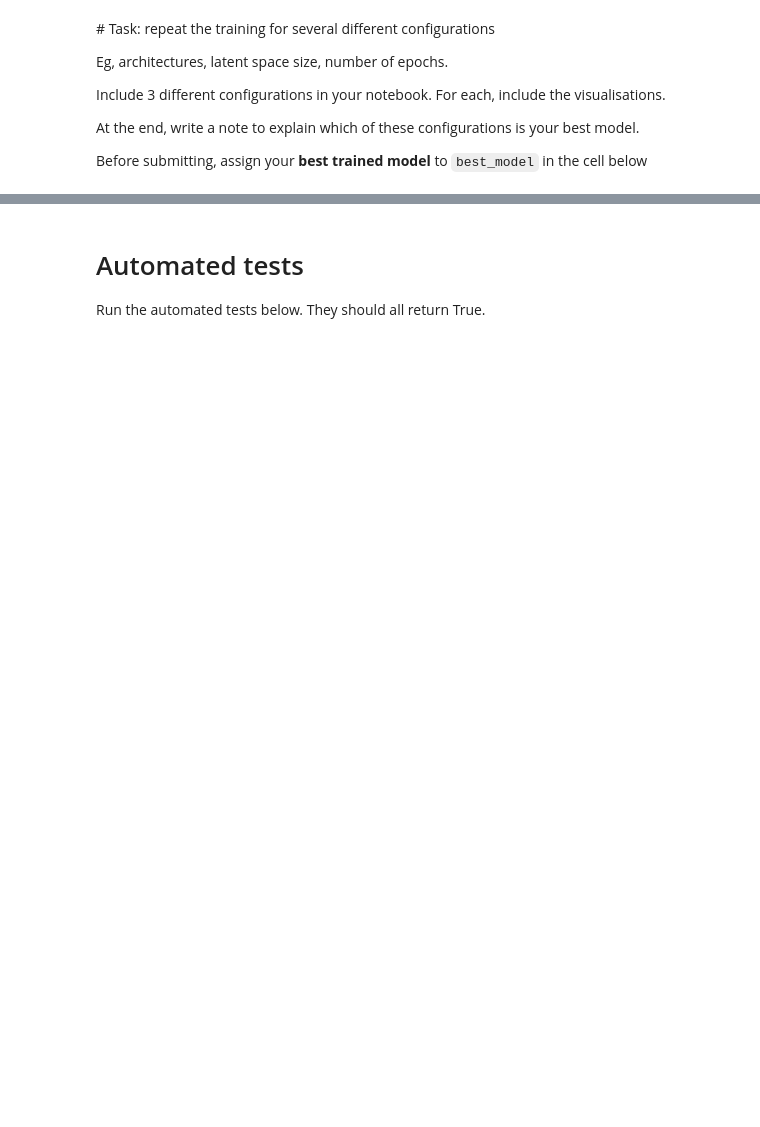
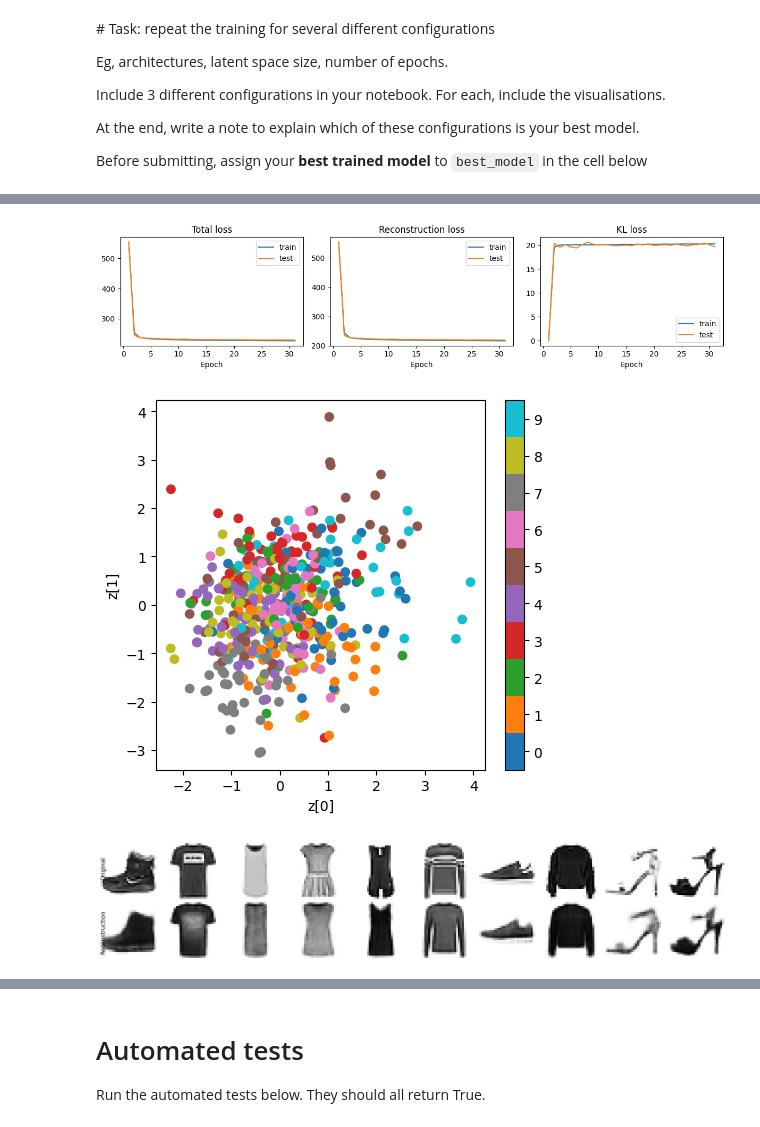
Before and after one commit to dhruvdesai18/DeepLearning_A2, a Jupyter notebook: A2_VAE.ipynb, the cells around one changed output, grey strips where cells are left out. Saved outputs shown, nothing was run; the diff lists cells and outputs as text; code cells hidden in the pictures; blank space fills up the shorter version.

```diff
--- a/A2_VAE.ipynb
+++ b/A2_VAE.ipynb
@@ -726,0 +571,14 @@ Before submitting, assign your **best trained model** to `best_model` in the cel
+# %%
+kernels = [64, 128, 256]
+latent_size = 10
+dropout = 0.0
+epoch = 30
+lr = 1e-3
+lmbda = 0.5
+
+#flat size
+flat_size = kernels[2] * 4 * 4
+
+# call make_vae and train_vae
+model_1 = make_vae(kernels_per_layer=kernels, flat_size=flat_size, latent_size=latent_size, dropout=dropout)
+history_1 = train_vae(model_1, train_loader, test_loader, epochs=epoch, lr=lr, lmbda=lmbda, device=device)
@@ -726,0 +603,8 @@ Before submitting, assign your **best trained model** to `best_model` in the cel
+# %%
+plot_history(history_1) # history available from the train_vae() call above
+plot_latent_points(model_1.encoder, x_viz, y_viz)
+plot_reconstructions(model_1, x_viz)
+# %% [output]
+[figure, added]
+[figure, added]
+[figure, added]
```
Also changed, not shown: parts of 19 cells of this notebook, 3 other files.
